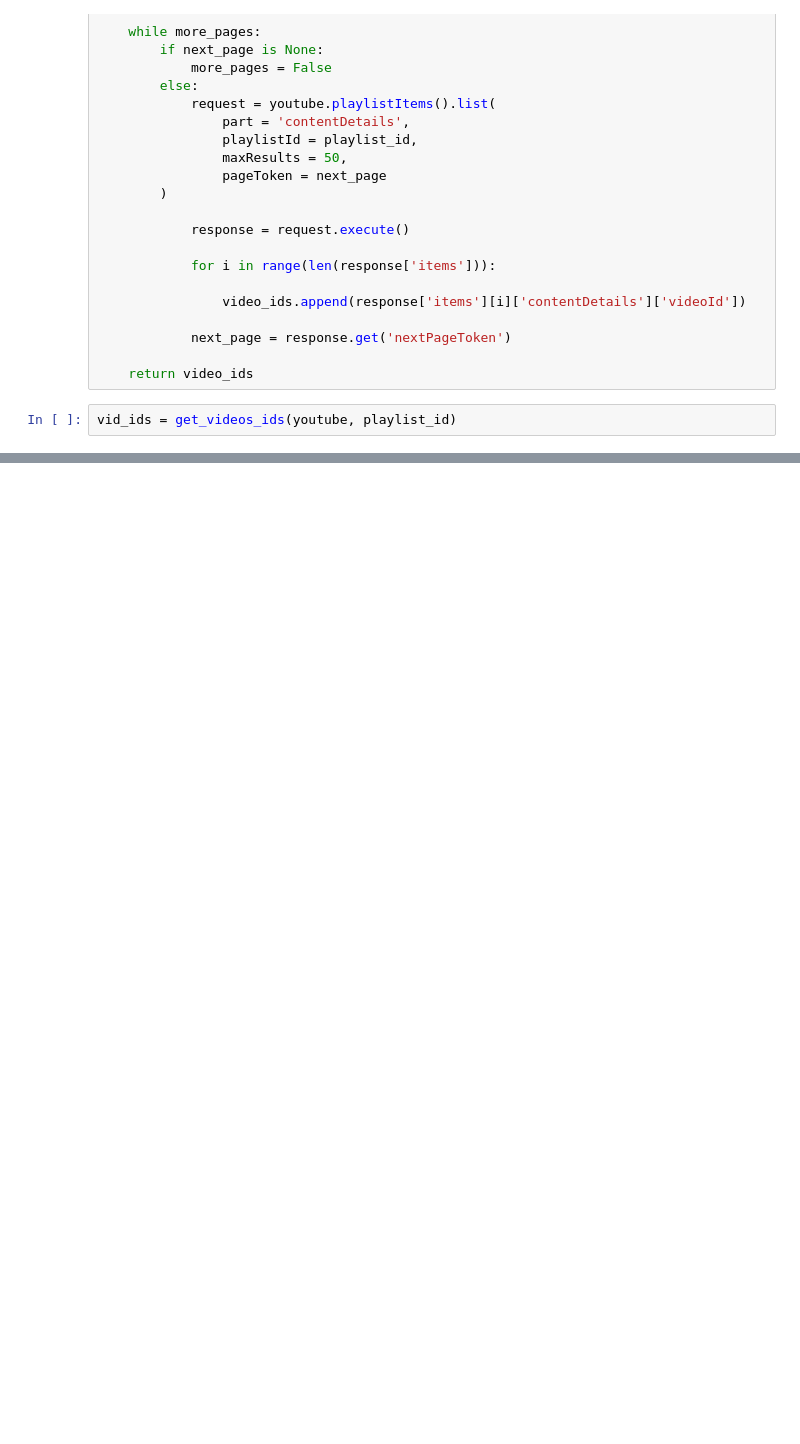
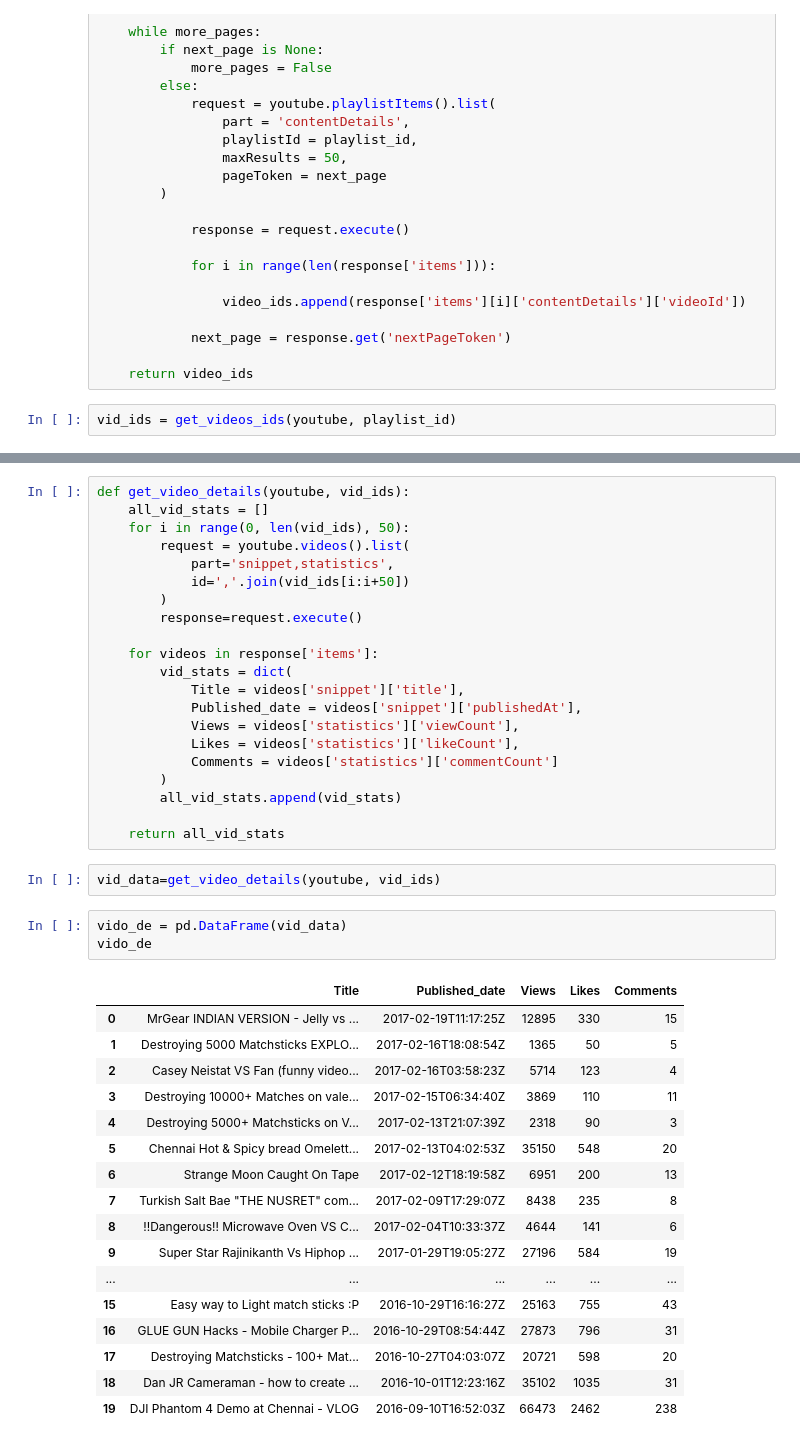
Before and after one commit to Karthick823/DataScience, a Jupyter notebook: YT_Harvesting.ipynb, the cells around one changed output, grey strips where cells are left out. Saved outputs shown, nothing was run; the diff lists cells and outputs as text; blank space fills up the shorter version.

```diff
--- a/YT_Harvesting.ipynb
+++ b/YT_Harvesting.ipynb
@@ -203 +203,45 @@ vid_ids
  ...]
+# %%
+def get_video_details(youtube, vid_ids):
+    all_vid_stats = []
+    for i in range(0, len(vid_ids), 50):
+        request = youtube.videos().list(
+            part='snippet,statistics',
+            id=','.join(vid_ids[i:i+50])
+        )
+        response=request.execute()
+
+    for videos in response['items']:
+        vid_stats = dict(
+            Title = videos['snippet']['title'],
+            Published_date = videos['snippet']['publishedAt'],
+            Views = videos['statistics']['viewCount'],
+            Likes = videos['statistics']['likeCount'],
+            Comments = videos['statistics']['commentCount']
+        )
+        all_vid_stats.append(vid_stats)
+
+    return all_vid_stats
+# %%
+vid_data=get_video_details(youtube, vid_ids)
+# %%
+vido_de = pd.DataFrame(vid_data)
+vido_de
+# %% [output]
+|  | Title | Published_date | Views | Likes | Comments |
+| 0 | MrGear INDIAN VERSION - Jelly vs ... | 2017-02-19T11:17:25Z | 12895 | 330 | 15 |
+| 1 | Destroying 5000 Matchsticks EXPLO... | 2017-02-16T18:08:54Z | 1365 | 50 | 5 |
+| 2 | Casey Neistat VS Fan (funny video... | 2017-02-16T03:58:23Z | 5714 | 123 | 4 |
+| 3 | Destroying 10000+ Matches on vale... | 2017-02-15T06:34:40Z | 3869 | 110 | 11 |
+| 4 | Destroying 5000+ Matchsticks on V... | 2017-02-13T21:07:39Z | 2318 | 90 | 3 |
+| 5 | Chennai Hot & Spicy bread Omelett... | 2017-02-13T04:02:53Z | 35150 | 548 | 20 |
+| 6 | Strange Moon Caught On Tape | 2017-02-12T18:19:58Z | 6951 | 200 | 13 |
+| 7 | Turkish Salt Bae "THE NUSRET" com... | 2017-02-09T17:29:07Z | 8438 | 235 | 8 |
+| 8 | !!Dangerous!! Microwave Oven VS C... | 2017-02-04T10:33:37Z | 4644 | 141 | 6 |
+| 9 | Super Star Rajinikanth Vs Hiphop ... | 2017-01-29T19:05:27Z | 27196 | 584 | 19 |
+| ... | ... | ... | ... | ... | ... |
+| 15 | Easy way to Light match sticks :P | 2016-10-29T16:16:27Z | 25163 | 755 | 43 |
+| 16 | GLUE GUN Hacks - Mobile Charger P... | 2016-10-29T08:54:44Z | 27873 | 796 | 31 |
+| 17 | Destroying Matchsticks - 100+ Mat... | 2016-10-27T04:03:07Z | 20721 | 598 | 20 |
+| 18 | Dan JR Cameraman - how to create ... | 2016-10-01T12:23:16Z | 35102 | 1035 | 31 |
+| 19 | DJI Phantom 4 Demo at Chennai - VLOG | 2016-09-10T16:52:03Z | 66473 | 2462 | 238 |
```
Also changed, not shown: parts of 11 cells of this notebook, 3 other files.
